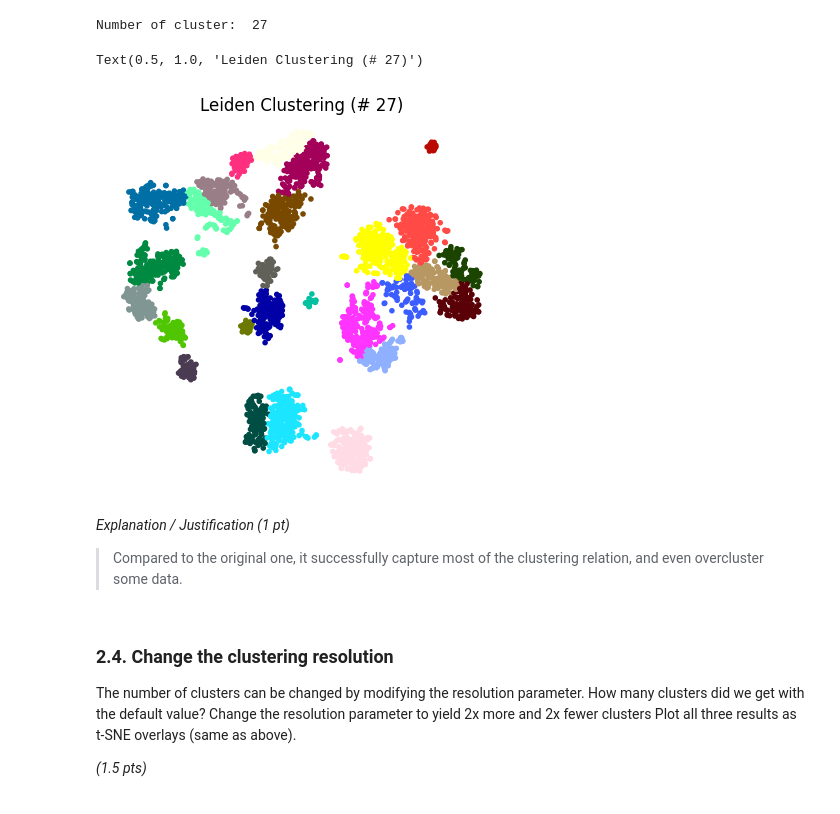
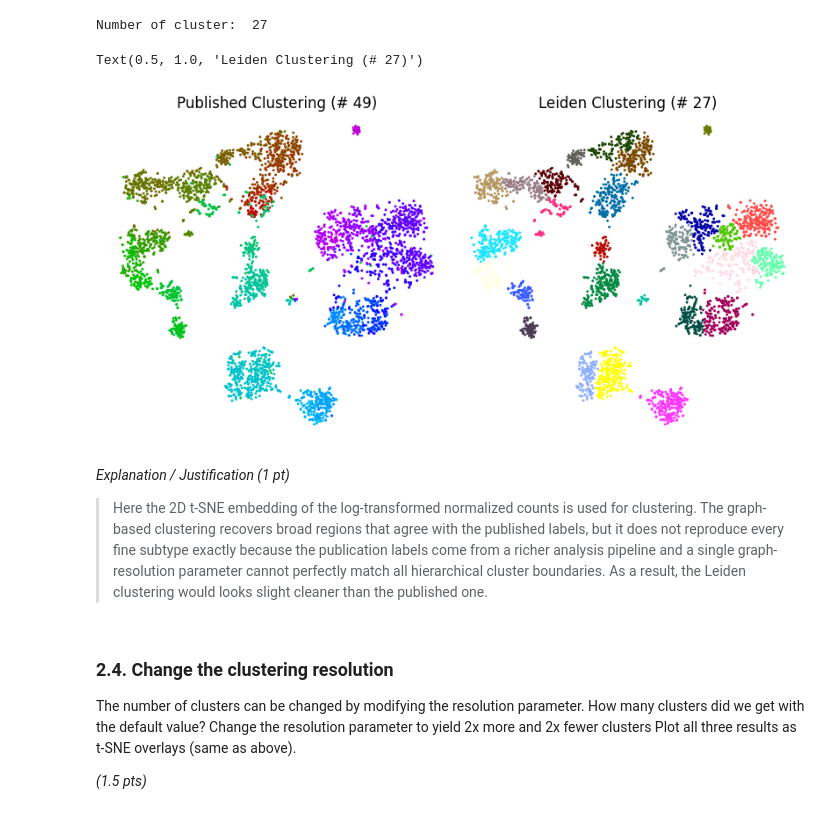
Before and after one commit to ZhidongZhang96/Course_NeuralDataScience_ST26, a Jupyter notebook: notebooks/CodingLab7.ipynb, the cells around one changed output. Saved outputs shown, nothing was run; the diff lists cells and outputs as text; code cells hidden in the pictures.

```diff
--- a/notebooks/CodingLab7.ipynb
+++ b/notebooks/CodingLab7.ipynb
@@ -301,7 +309,7 @@ _(2.5 pts)_
 # -------------------------------------------------
 counts_norm = counts / seq_deps[:, np.newaxis] * np.median(seq_deps)
 avg_counts_norm = counts_norm.mean(axis=0)
-fano_norm = counts_norm.var(axis=0) / avg_counts_norm
+fano_norm = counts_norm.var(axis=0, ddof=1) / avg_counts_norm
 # %%
 # ----------------------------------------------------------
 # plot normalized counts and find the top 10 genes (1 pt)
@@ -390,19 +414,21 @@ from sklearn.decomposition import PCA
 # perform PCA
 # NOTE: use random_state=42
 
-pca_org = PCA(n_components=100, random_state=42)
+n_pca_components = 100
+
+pca_org = PCA(n_pca_components, random_state=42)
 pca_org.fit(counts_selected)
 trans_counts = pca_org.fit_transform(counts_selected)
 
 # sqrt(X)
 sqrt_counts = np.sqrt(counts_selected)
-pca_sqrt = PCA(n_components=100, random_state=42)
+pca_sqrt = PCA(n_pca_components, random_state=42)
 pca_sqrt.fit(sqrt_counts)
 sqrt_trans_counts = pca_sqrt.fit_transform(sqrt_counts)
 
 # log2(X+1)
 log_counts = np.log2(counts_selected + 1)
-pca_log = PCA(n_components=100, random_state=42)
+pca_log = PCA(n_pca_components, random_state=42)
 pca_log.fit(log_counts)
 log_trans_counts = pca_log.fit_transform(log_counts)
 
@@ -450,7 +480,13 @@ _(2.5 pts)_
 # -----------------------
 # NOTE: use random_state=42
 
-tsne = TSNE(n_components=2, random_state=42)
+tsne = TSNE(
+    n_components=2,
+    perplexity=30,
+    initialization="pca",
+    metric="euclidean",
+    random_state=42,
+)
 
 embedding_org = tsne.fit(trans_counts[:, :50])
 embedding_sqrt = tsne.fit(sqrt_trans_counts[:, :50])
@@ -538,23 +574,27 @@ Number of cluster:  27
 # %%
 # --------------------------
 # Plot the results (1 pt)
 # --------------------------
 
 # Using the log transformation embedding
 
-fig, ax = plt.subplots(figsize=(4, 4))
-ax.scatter(
-    embedding_log[:, 0], embedding_log[:, 1], c=clusterCols[partition.membership]
+fig, axes = plt.subplots(1, 2, figsize=(8, 4))
+axes[0].scatter(embedding_log[:, 0], embedding_log[:, 1], c=cluster_colormap, s=5)
+axes[0].axis("off")
+axes[0].set_title(f"Published Clustering (# {len(np.unique(clusters))})")
+
+axes[1].scatter(
+    embedding_log[:, 0], embedding_log[:, 1], c=clusterCols[partition.membership], s=5
 )
-ax.axis("off")
-ax.set_title(f"Leiden Clustering (# {len(partition)})")
+axes[1].axis("off")
+axes[1].set_title(f"Leiden Clustering (# {len(partition)})")
 # %% [output]
 Text(0.5, 1.0, 'Leiden Clustering (# 27)')
-[figure, old version]
+[figure, new version]
 # %% [markdown]
 _Explanation / Justification (1 pt)_
 
-> Compared to the original one, it successfully capture most of the clustering relation, and even overcluster some data.
+> Here the 2D t-SNE embedding of the log-transformed normalized counts is used for clustering. The graph-based clustering recovers broad regions that agree with the published labels, but it does not reproduce every fine subtype exactly because the publication labels come from a richer analysis pipeline and a single graph-resolution parameter cannot perfectly match all hierarchical cluster boundaries. As a result, the Leiden clustering would looks slight cleaner than the published one.
 # %% [markdown]
 ### 2.4. Change the clustering resolution
 
```
Also changed, not shown: parts of 17 cells of this notebook, 2 other files.
